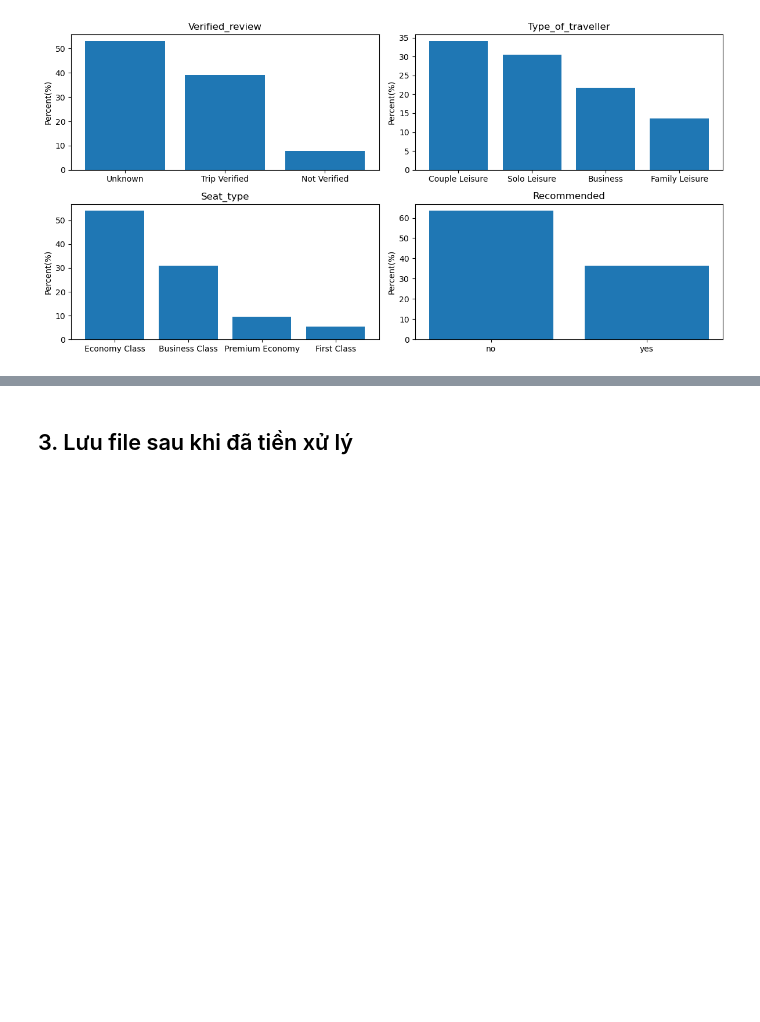
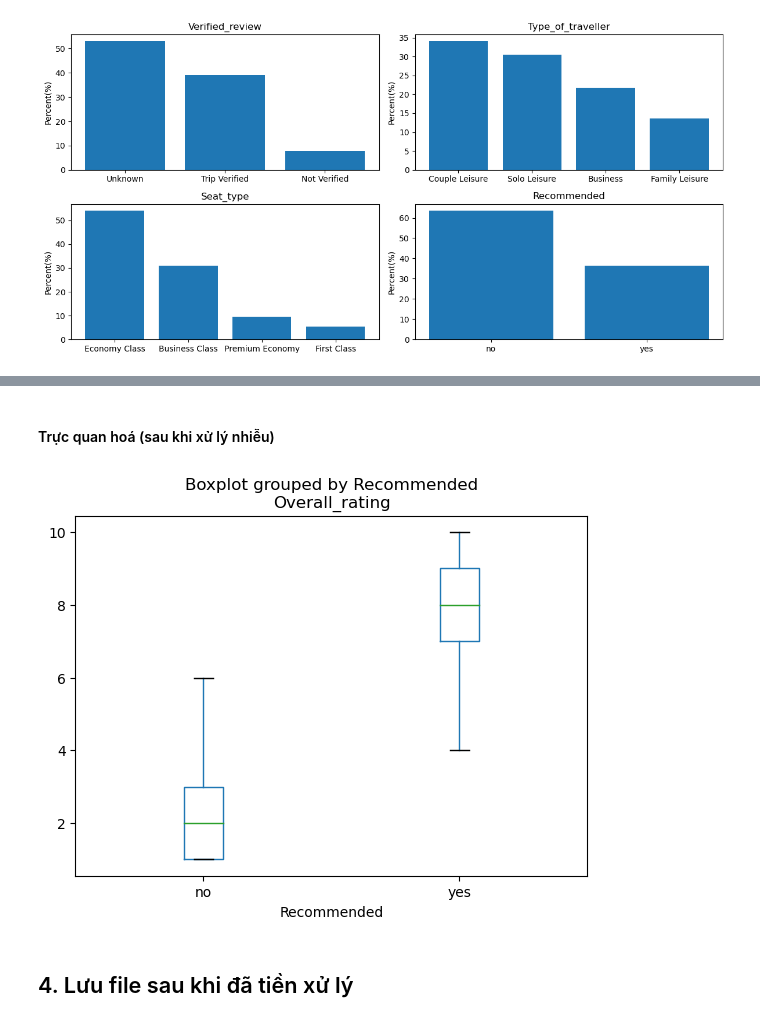
Before and after one commit to NgHuyen137/Intro2DS_Project, a Jupyter notebook: notebooks/2.0-preprocessing.ipynb, the cells around one changed output, grey strips where cells are left out. Drawn from its saved outputs; the diff is of its cells as text; code cells hidden in the pictures; blank space fills up the shorter version.

```diff
--- a/notebooks/2.0-preprocessing.ipynb
+++ b/notebooks/2.0-preprocessing.ipynb
@@ -320,4 +371,10 @@ plt.show()
+# %% [markdown]
+#### Trực quan hoá (sau khi xử lý nhiễu)
+# %%
+raw_df.boxplot(column='Overall_rating', by='Recommended', grid=False);
+# %% [output]
+[figure, added]
 # %% [markdown]
-## 3. Lưu file sau khi đã tiền xử lý
+## 4. Lưu file sau khi đã tiền xử lý
 # %%
 raw_df.to_csv('../data/cleaned_data.csv', index=False)
```
Also changed, not shown: parts of 6 cells of this notebook, 1 other file.
